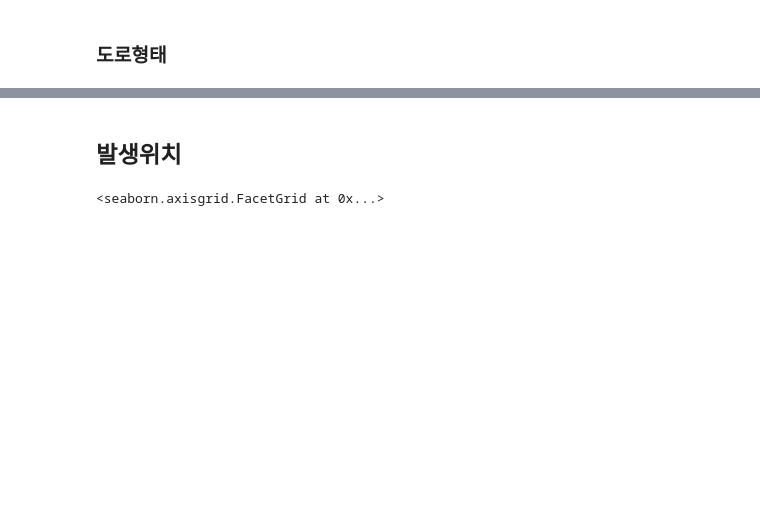
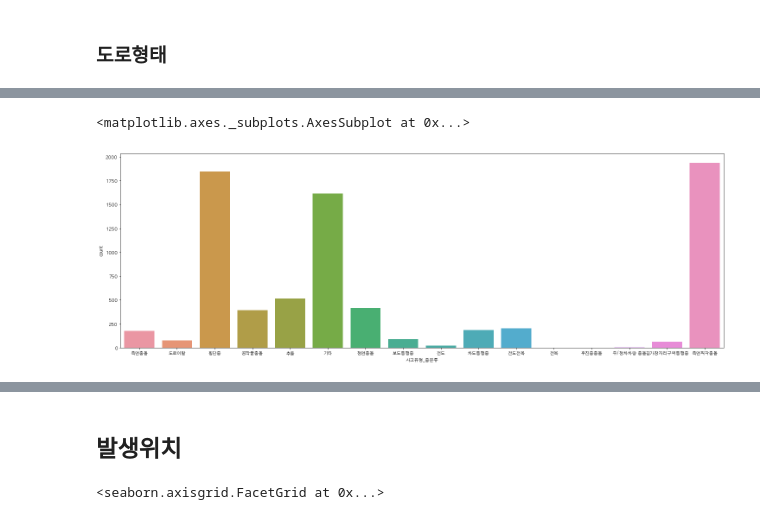
Before and after one commit to willthd/Data-Science, a Jupyter notebook: dataChallenge/dataChellenge.ipynb, the cells around one changed output, grey strips where cells are left out. Cells and saved outputs as stored; diff of their text form; code cells hidden in the pictures; blank space fills up the shorter version.

```diff
--- a/dataChallenge/dataChellenge.ipynb
+++ b/dataChallenge/dataChellenge.ipynb
@@ -179,0 +182,10 @@ sns.lmplot(data=train, x="도로형태",  y="사망자수", hue="killed_over_1",
+# %%
+train_교차로 = train.loc[train["도로형태_대분류"] == "교차로"]
+train_단일로 = train.loc[train["도로형태_대분류"] == "단일로"]
+# %%
+fig, ax = plt.subplots()
+fig.set_size_inches(25, 8.27)
+sns.countplot(data = train_교차로, x="사고유형_중분류")
+# %% [output]
+<matplotlib.axes._subplots.AxesSubplot at 0x...>
+[figure, added]
```
Also changed, not shown: parts of 48 cells of this notebook.
